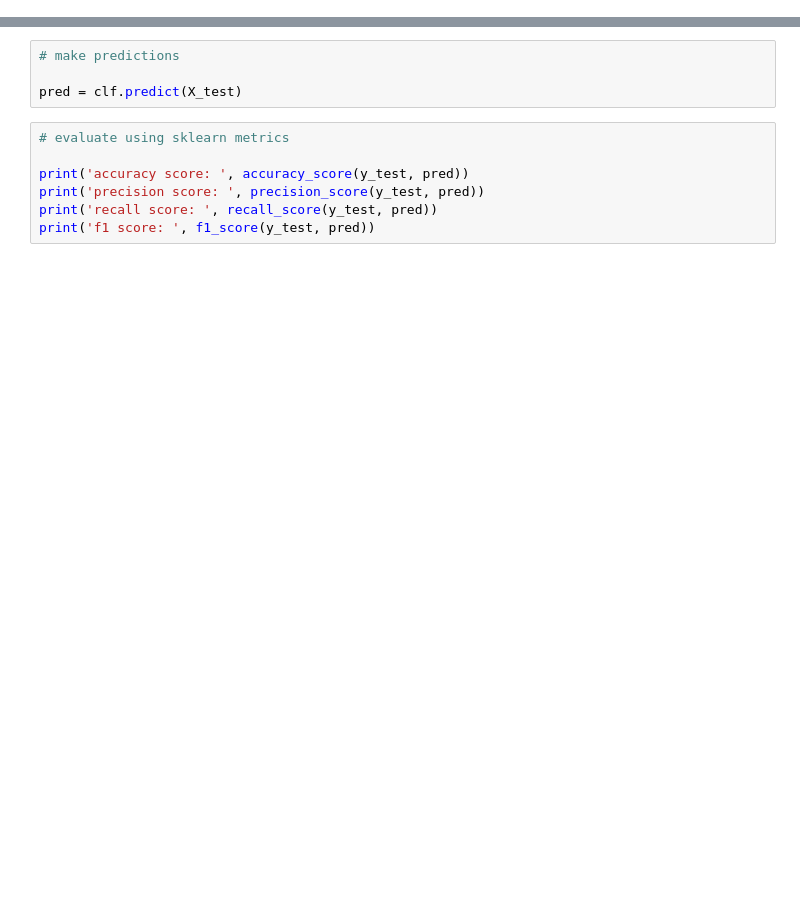
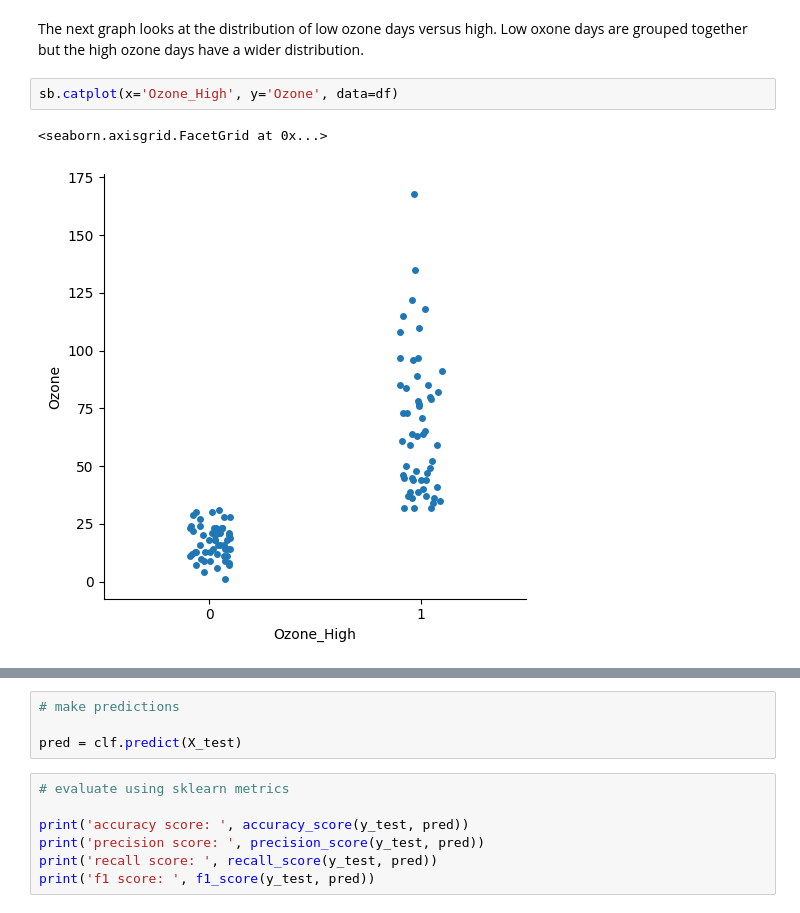
Before and after one commit to kjmazidi/Machine_Learning_3rd_edition, a Jupyter notebook: Volume_II_Python/Part-2-ML_sklearn/4-01-ML_example.ipynb, the cells around one changed output, grey strips where cells are left out. Cells and saved outputs as stored; diff of their text form; blank space fills up the shorter version.

```diff
--- a/Volume_II_Python/Part-2-ML_sklearn/4-01-ML_example.ipynb
+++ b/Volume_II_Python/Part-2-ML_sklearn/4-01-ML_example.ipynb
@@ -80,0 +119,7 @@ Name: age, Length: 1309, dtype: float64
+# %% [markdown]
+The next graph looks at the distribution of low ozone days versus high. Low oxone days are grouped together but the high ozone days have a wider distribution.
+# %%
+sb.catplot(x='Ozone_High', y='Ozone', data=df)
+# %% [output]
+<seaborn.axisgrid.FacetGrid at 0x...>
+[figure, added]
```
Also changed, not shown: parts of 49 cells of this notebook, 5 other files.
